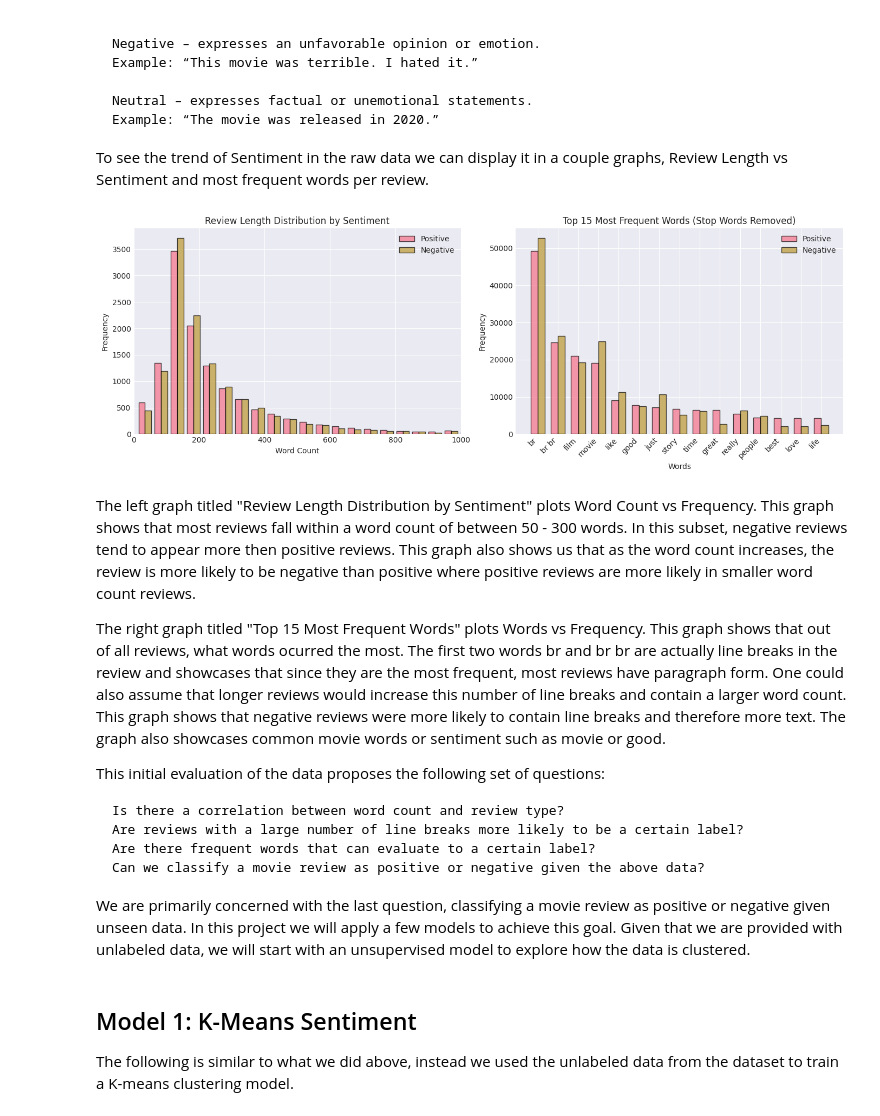
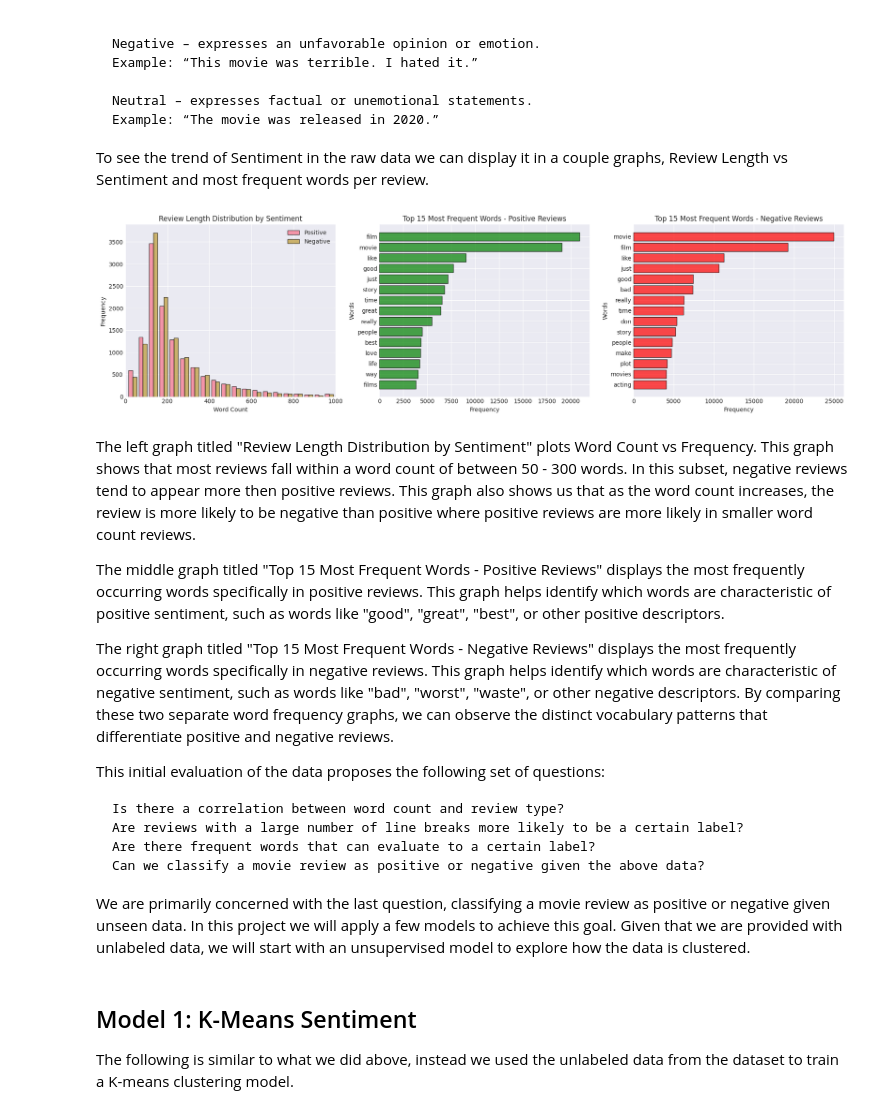
Before and after one commit to v5wtw4krd6-coder/cs-178-project, a Jupyter notebook: cs178_project_merged.ipynb, the cells around one changed output. Cells and saved outputs as stored; diff of their text form; code cells hidden in the pictures.

```diff
--- a/cs178_project_merged.ipynb
+++ b/cs178_project_merged.ipynb
@@ -184,55 +184,75 @@ vectorizer_no_stop = CountVectorizer(
     min_df=2,
     max_df=0.95,
     stop_words='english'#removes common stop words
 ) #creates a "bag of words" by converting text into a numeric feature matrix
 
 X_train_vec_no_stop = vectorizer_no_stop.fit_transform(train_df['text'].values) #a vectorizer learns vocabulary
 feature_names_no_stop = vectorizer_no_stop.get_feature_names_out() #contains the words corresponing to each column
 
 pos_texts = train_df[train_df['label']=='pos']['text'].values
 neg_texts = train_df[train_df['label']=='neg']['text'].values
 
 X_pos = vectorizer_no_stop.transform(pos_texts)
 X_neg = vectorizer_no_stop.transform(neg_texts) #turns positive and negative reviews into matrices
 
 pos_freq = np.array(X_pos.sum(axis=0)).flatten()
-neg_freq = np.array(X_neg.sum(axis=0)).flatten()#calculates word frequencies
+neg_freq = np.array(X_neg.sum(axis=0)).flatten()
 
-top_15_idx = np.argsort(pos_freq)[-15:][::-1]
-words = [feature_names_no_stop[i] for i in top_15_idx]
-pos_freq_top = [pos_freq[i] for i in top_15_idx]
-neg_freq_top = [neg_freq[i] for i in top_15_idx] #finds the top 15 most frequent words
+br_indices = [i for i, word in enumerate(feature_names_no_stop) if word in ['br', 'br br']]
 
-fig, axes = plt.subplots(1, 2, figsize=(14, 5))
+pos_freq_filtered = pos_freq.copy()
+neg_freq_filtered = neg_freq.copy()
+pos_freq_filtered[br_indices] = 0
+neg_freq_filtered[br_indices] = 0
+
+top_15_pos_idx = np.argsort(pos_freq_filtered)[-15:][::-1]
+top_15_neg_idx = np.argsort(neg_freq_filtered)[-15:][::-1]
+
+pos_words = [feature_names_no_stop[i] for i in top_15_pos_idx]
+pos_freq_top = [pos_freq[i] for i in top_15_pos_idx]
+
+neg_words = [feature_names_no_stop[i] for i in top_15_neg_idx]
+neg_freq_top = [neg_freq[i] for i in top_15_neg_idx]
+
+fig, axes = plt.subplots(1, 3, figsize=(18, 5))
 
 pos_lengths = train_df[train_df['label']=='pos']['word_count']
 neg_lengths = train_df[train_df['label']=='neg']['word_count']
 axes[0].hist([pos_lengths, neg_lengths], bins=50, label=['Positive', 'Negative'], alpha=0.7, edgecolor='black')
 axes[0].set_title('Review Length Distribution by Sentiment')
 axes[0].set_xlabel('Word Count')
 axes[0].set_ylabel('Frequency')
 axes[0].set_xlim(0, 1000)
-axes[0].legend() #plots review length distribution and top words
+axes[0].legend()
 
-x = np.arange(len(words))
-width = 0.35
-axes[1].bar(x - width/2, pos_freq_top, width, label='Positive', alpha=0.7, edgecolor='black')
-axes[1].bar(x + width/2, neg_freq_top, width, label='Negative', alpha=0.7, edgecolor='black')
-axes[1].set_xlabel('Words')
-axes[1].set_ylabel('Frequency')
-axes[1].set_title('Top 15 Most Frequent Words (Stop Words Removed)')
-axes[1].set_xticks(x)
-axes[1].set_xticklabels(words, rotation=45, ha='right')
-axes[1].legend()
+x_pos = np.arange(len(pos_words))
+axes[1].barh(x_pos, pos_freq_top, alpha=0.7, edgecolor='black', color='green')
+axes[1].set_xlabel('Frequency')
+axes[1].set_ylabel('Words')
+axes[1].set_title('Top 15 Most Frequent Words - Positive Reviews')
+axes[1].set_yticks(x_pos)
+axes[1].set_yticklabels(pos_words)
+axes[1].invert_yaxis()
+
+x_neg = np.arange(len(neg_words))
+axes[2].barh(x_neg, neg_freq_top, alpha=0.7, edgecolor='black', color='red')
+axes[2].set_xlabel('Frequency')
+axes[2].set_ylabel('Words')
+axes[2].set_title('Top 15 Most Frequent Words - Negative Reviews')
+axes[2].set_yticks(x_neg)
+axes[2].set_yticklabels(neg_words)
+axes[2].invert_yaxis()
 
 plt.tight_layout()
 plt.show()
 # %% [output]
-[figure, old version]
+[figure, new version]
 # %% [markdown]
 The left graph titled "Review Length Distribution by Sentiment" plots Word Count vs Frequency. This graph shows that most reviews fall within a word count of between 50 - 300 words. In this subset, negative reviews tend to appear more then positive reviews. This graph also shows us that as the word count increases, the review is more likely to be negative than positive where positive reviews are more likely in smaller word count reviews.
 
-The right graph titled "Top 15 Most Frequent Words" plots Words vs Frequency. This graph shows that out of all reviews, what words ocurred the most. The first two words br and br br are actually line breaks in the review and showcases that since they are the most frequent, most reviews have paragraph form. One could also assume that longer reviews would increase this number of line breaks and contain a larger word count. This graph shows that negative reviews were more likely to contain line breaks and therefore more text. The graph also showcases common movie words or sentiment such as movie or good.
+The middle graph titled "Top 15 Most Frequent Words - Positive Reviews" displays the most frequently occurring words specifically in positive reviews. This graph helps identify which words are characteristic of positive sentiment, such as words like "good", "great", "best", or other positive descriptors.
+
+The right graph titled "Top 15 Most Frequent Words - Negative Reviews" displays the most frequently occurring words specifically in negative reviews. This graph helps identify which words are characteristic of negative sentiment, such as words like "bad", "worst", "waste", or other negative descriptors. By comparing these two separate word frequency graphs, we can observe the distinct vocabulary patterns that differentiate positive and negative reviews.
 
 This initial evaluation of the data proposes the following set of questions:
 
```
Also changed, not shown: parts of 6 cells of this notebook.
